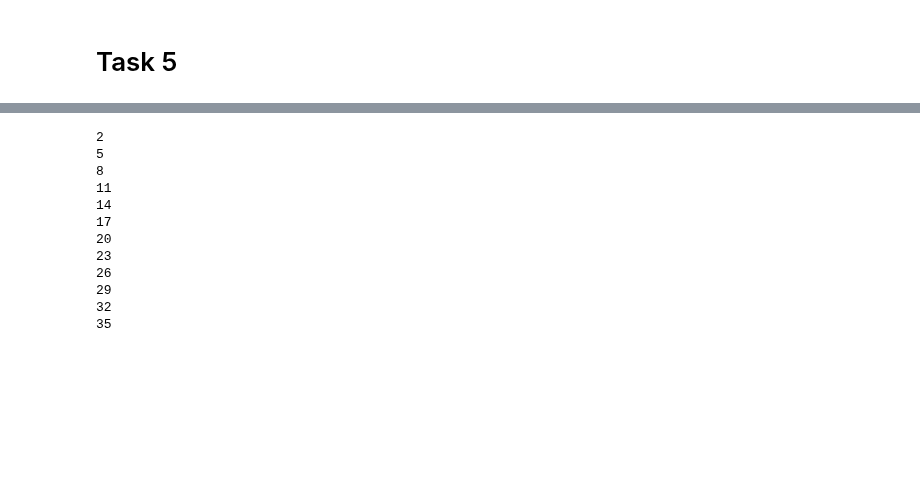
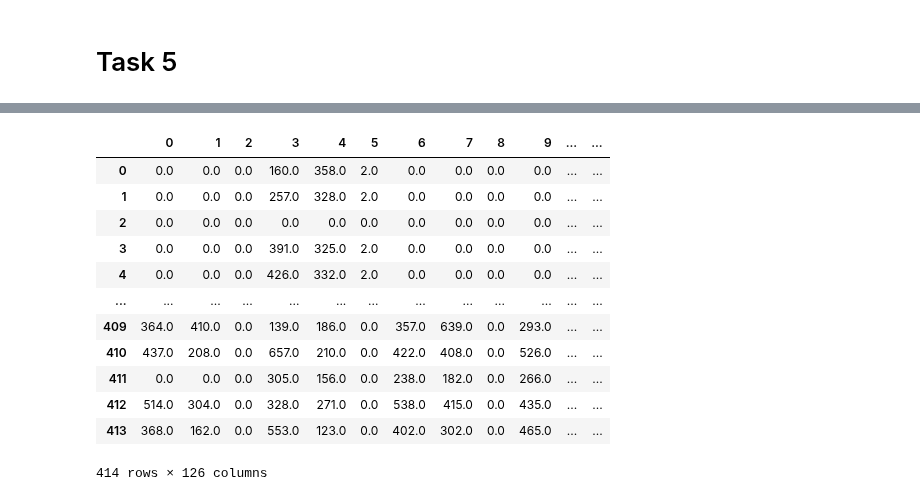
Before and after one commit to DeepLabCutAIResidency/DLC_AI2024, a Jupyter notebook: analysis_pipeline/analysis.ipynb, the cells around one changed output, grey strips where cells are left out. Saved outputs shown, nothing was run; the diff lists cells and outputs as text; code cells hidden in the pictures; blank space fills up the shorter version.

```diff
--- a/analysis_pipeline/analysis.ipynb
+++ b/analysis_pipeline/analysis.ipynb
@@ -161,18 +219,17 @@ poses_df
-# %%
-for i in range(0,36, 3):
-    # print(i)
-
-    print(i+2)
-# %% [output]
-2
-5
-8
-11
-14
-17
-20
-23
-26
-29
-32
-35
+# %%
+poses_df = pd.DataFrame(parsed_poses)
+poses_df
+# %% [output]
+|  | 0 | 1 | 2 | 3 | 4 | 5 | 6 | 7 | 8 | 9 | ... | ... |
+| 0 | 0.0 | 0.0 | 0.0 | 160.0 | 358.0 | 2.0 | 0.0 | 0.0 | 0.0 | 0.0 | ... | ... |
+| 1 | 0.0 | 0.0 | 0.0 | 257.0 | 328.0 | 2.0 | 0.0 | 0.0 | 0.0 | 0.0 | ... | ... |
+| 2 | 0.0 | 0.0 | 0.0 | 0.0 | 0.0 | 0.0 | 0.0 | 0.0 | 0.0 | 0.0 | ... | ... |
+| 3 | 0.0 | 0.0 | 0.0 | 391.0 | 325.0 | 2.0 | 0.0 | 0.0 | 0.0 | 0.0 | ... | ... |
+| 4 | 0.0 | 0.0 | 0.0 | 426.0 | 332.0 | 2.0 | 0.0 | 0.0 | 0.0 | 0.0 | ... | ... |
+| ... | ... | ... | ... | ... | ... | ... | ... | ... | ... | ... | ... | ... |
+| 409 | 364.0 | 410.0 | 0.0 | 139.0 | 186.0 | 0.0 | 357.0 | 639.0 | 0.0 | 293.0 | ... | ... |
+| 410 | 437.0 | 208.0 | 0.0 | 657.0 | 210.0 | 0.0 | 422.0 | 408.0 | 0.0 | 526.0 | ... | ... |
+| 411 | 0.0 | 0.0 | 0.0 | 305.0 | 156.0 | 0.0 | 238.0 | 182.0 | 0.0 | 266.0 | ... | ... |
+| 412 | 514.0 | 304.0 | 0.0 | 328.0 | 271.0 | 0.0 | 538.0 | 415.0 | 0.0 | 435.0 | ... | ... |
+| 413 | 368.0 | 162.0 | 0.0 | 553.0 | 123.0 | 0.0 | 402.0 | 302.0 | 0.0 | 465.0 | ... | ... |
+414 rows × 126 columns
```
Also changed, not shown: parts of 34 cells of this notebook.
